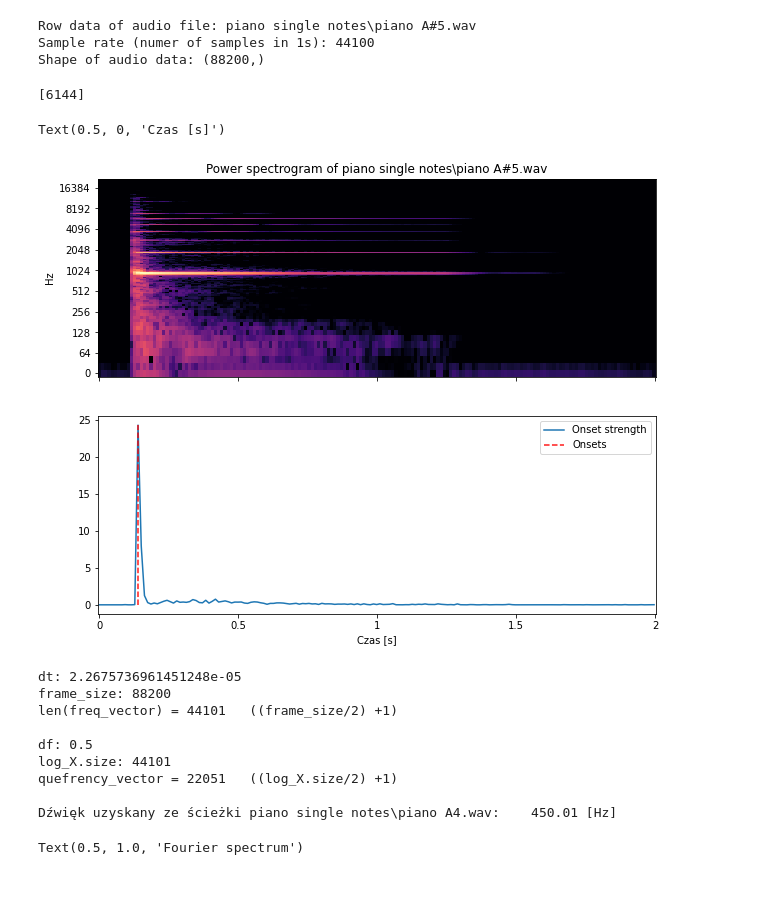
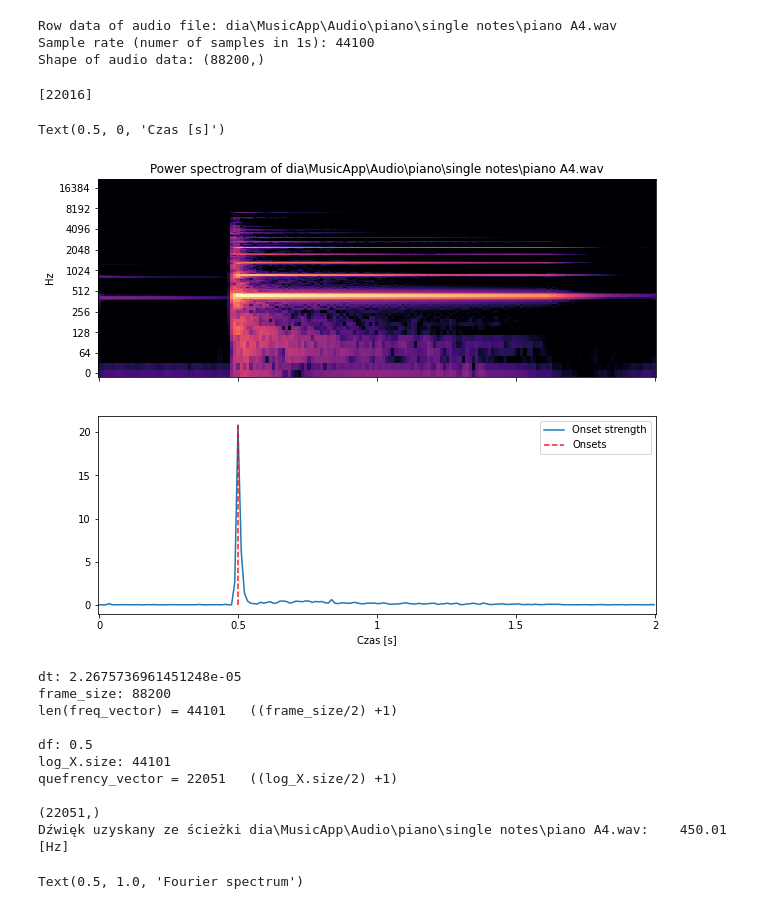
Before and after one commit to krzysiekbab/Engineering-Thesis-Instrument-Transcriber, a Jupyter notebook: main_flow.ipynb, the cells around one changed output. Cells and saved outputs as stored; diff of their text form; code cells hidden in the pictures.

```diff
--- a/main_flow.ipynb
+++ b/main_flow.ipynb
@@ -80,7 +62,13 @@ for count, file in enumerate(audio_names):
 # %%
 # Audio choosing
+directory = os.getcwd()
+# audio_name = '\Audio\sax\single notes\sax F2.wav'
+audio_name = '\Audio\piano\single notes\\piano A4.wav'
 
-audio_path = audio_files[3]
+
+audio_path = directory + audio_name
+audio_path = audio_path
+
 y, sr = librosa.load(audio_path,sr=44100)  # y - raw data of audio file, sr - sample rate of audio file
 audio_name = audio_path[6:]
 print(f'Row data of audio file: {audio_name}')
@@ -96,7 +84,7 @@ FREQUENCY_RANGE = (80, 4000)
 
 # Audio(data=y, rate=sr)
 # %% [output]
-Row data of audio file: piano single notes\piano A#5.wav
+Row data of audio file: dia\MusicApp\Audio\piano\single notes\piano A4.wav
 Sample rate (numer of samples in 1s): 44100
 Shape of audio data: (88200,)
 # %%
@@ -105,25 +93,25 @@ times = librosa.times_like(o_env, sr=sr)
 onset_samples = librosa.onset.onset_detect(onset_envelope=o_env, sr=sr, units='samples')
 print(onset_samples)
 # %% [output]
-[6144]
+[22016]
 # %%
 o_env = librosa.onset.onset_strength(y=y, sr=sr)
 onset_frames = librosa.onset.onset_detect(onset_envelope=o_env, sr=sr)
 
 D = np.abs(librosa.stft(y))
 fig, ax = plt.subplots(nrows=2, sharex=True, figsize=(10, 8))
-librosa.display.specshow(librosa.amplitude_to_db(D, ref=np.max),
+librosa.display.specshow(librosa.amplitude_to_db(D, ref=np.max)[:400000],
                          x_axis='time', y_axis='log', ax=ax[0], sr=SAMPLE_RATE)
 ax[0].set(title=f'Power spectrogram of {audio_name}')
 ax[0].label_outer()
 ax[1].plot(times, o_env, label='Onset strength')
 ax[1].vlines(times[onset_frames], 0, o_env.max(), color='r', alpha=0.9,
              linestyle='--', label='Onsets')
 ax[1].legend()
 ax[1].set_xlabel("Czas [s]")
 # %% [output]
 Text(0.5, 0, 'Czas [s]')
-[figure, old version]
+[figure, new version]
 # %%
 def compute_cepstrum(signal, sample_freq):
     """Computes cepstrum."""
@@ -157,13 +145,14 @@ def cepstrum_f0_detection(signal, sample_freq, fmin=100, fmax=640):
     valid = (quefrency_vector > 1 / fmax) & (quefrency_vector <= 1 / fmin)  # extracting valid region of cepstrum
     max_quefrency_index = np.argmax(np.abs(cepstrum)[valid])  # quefrency index with max value
     f0 = 1 / quefrency_vector[valid][max_quefrency_index]
+    print(cepstrum.shape)
     return f0
 
 
 window_size = 2048
 
-audio_path = audio_files[7]
-y, sr = librosa.load(audio_path, sr=44100)
+# audio_path = audio_files[7]
+# y, sr = librosa.load(audio_path, sr=44100)
 audio_name = audio_path[6:]
 fmin, fmax = 80, 640
 
@@ -178,7 +167,8 @@ df: 0.5
 log_X.size: 44101
 quefrency_vector = 22051   ((log_X.size/2) +1)
 
-Dźwięk uzyskany ze ścieżki piano single notes\piano A4.wav:    450.01 [Hz]
+(22051,)
+Dźwięk uzyskany ze ścieżki dia\MusicApp\Audio\piano\single notes\piano A4.wav:    450.01 [Hz]
 # %%
 frame_size = y.size
 # sound_freq = 261.626
```
Also changed, not shown: parts of 3 cells of this notebook, 24 other files.
